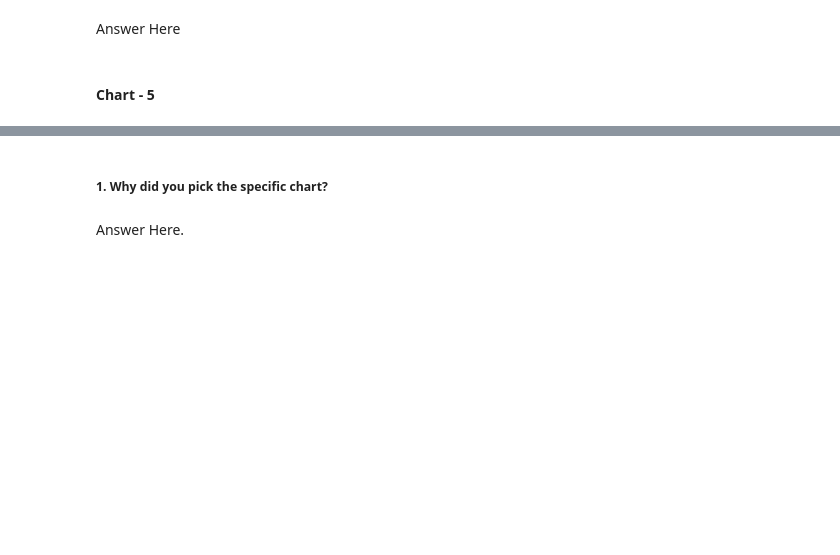
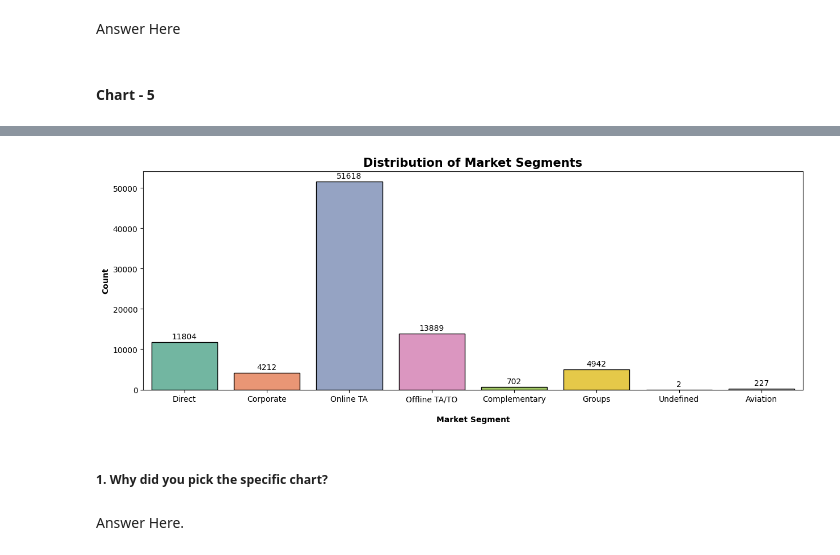
Before and after one commit to Mrinal-Official/Hotel-Booking-Analysis, a Jupyter notebook: EDA_on_Hotel_Booking_dataset.ipynb, the cells around one changed output, grey strips where cells are left out. Saved outputs shown, nothing was run; the diff lists cells and outputs as text; code cells hidden in the pictures; blank space fills up the shorter version.

```diff
--- a/EDA_on_Hotel_Booking_dataset.ipynb
+++ b/EDA_on_Hotel_Booking_dataset.ipynb
@@ -369,3 +414,15 @@ Answer Here
+# %%
+# Chart - 5 visualization code
+plt.figure(figsize = (15,5))
+sns.countplot(x = df['market_segment'], edgecolor = 'black', palette='Set2')
+for i, containers in enumerate(plt.gca().containers):
+  plt.bar_label(containers, padding = 2)
+plt.xlabel('\nMarket Segment', fontweight = 'bold')
+plt.ylabel('Count', fontweight = 'bold')
+plt.title('Distribution of Market Segments', fontweight = 'bold', fontsize = 15)
+plt.show()
+# %% [output]
+[figure, added]
 # %% [markdown]
 ##### 1. Why did you pick the specific chart?
 # %% [markdown]
```
Also changed, not shown: parts of 21 cells of this notebook.
